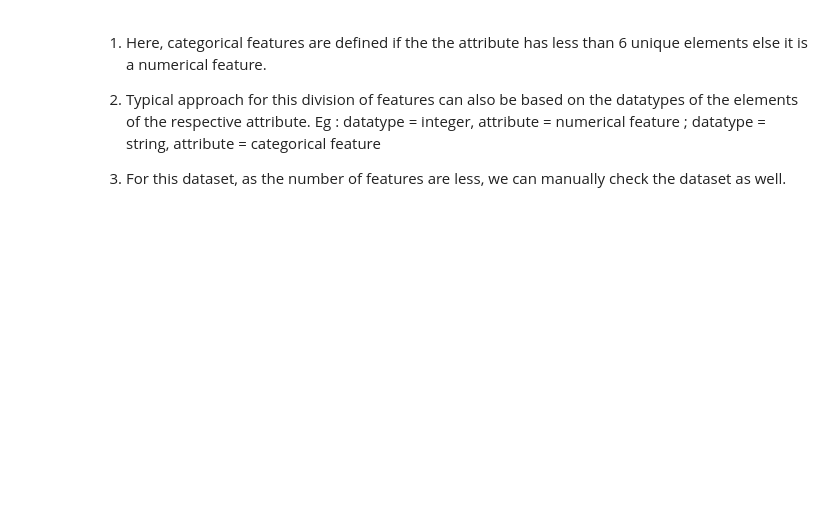
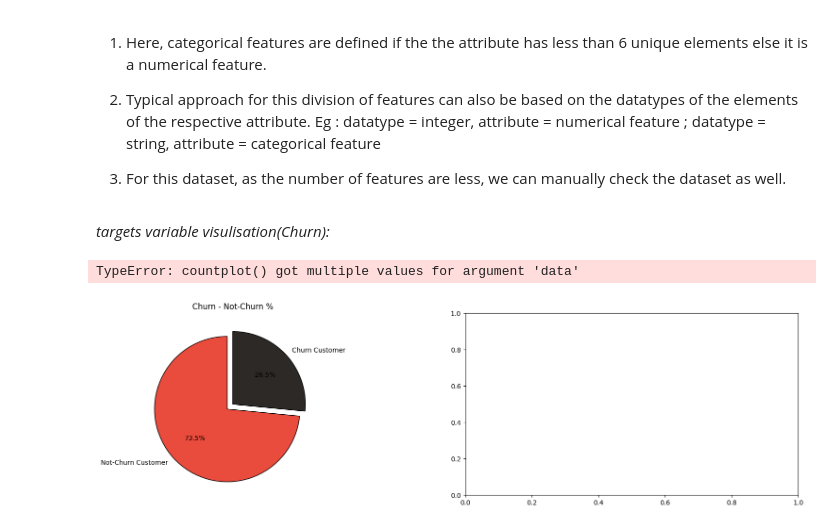
Before and after one commit to Bhupendra-glitch/Customer-Segmentation-Retention, a Jupyter notebook: Telco_Customer_Churn.ipynb, the cells around one changed output. Saved outputs shown, nothing was run; the diff lists cells and outputs as text; code cells hidden in the pictures; blank space fills up the shorter version.

```diff
--- a/Telco_Customer_Churn.ipynb
+++ b/Telco_Customer_Churn.ipynb
@@ -214,3 +215,26 @@ NameError: name 'df1' is not defined
 Eg : datatype = integer, attribute = numerical feature ; datatype = string, attribute = categorical feature
 
 3. For this dataset, as the number of features are less, we can manually check the dataset as well.
+# %% [markdown]
+*targets variable visulisation(Churn):*
+# %%
+l = list(df1['Churn'].value_counts())
+circle = [l[0] / sum(l) * 100,l[1] / sum(l) * 100]
+
+fig = plt.subplots(nrows = 1,ncols = 2,figsize = (20,5))
+plt.subplot(1,2,1)
+plt.pie(circle,labels = ['Not-Churn Customer','Churn Customer'],autopct = '%1.1f%%',startangle = 90,explode = (0.1,0),colors = colors,
+       wedgeprops = {'edgecolor' : 'black','linewidth': 1,'antialiased' : True})
+plt.title('Churn - Not-Churn %');
+
+plt.subplot(1,2,2)
+ax = sns.countplot('Churn',data = data,palette = colors,edgecolor = 'black')
+for rect in ax.patches:
+    ax.text(rect.get_x() + rect.get_width() / 2, rect.get_height() + 2, rect.get_height(), horizontalalignment='center', fontsize = 11)
+ax.set_xticklabels(['Not-Churn Customers','Churn Customers'])
+
+plt.title('Number of Churn - Not-Churn Customers');
+plt.show()
+# %% [output]
+TypeError: countplot() got multiple values for argument 'data'
+[figure, added]
```
Also changed, not shown: parts of 13 cells of this notebook.
